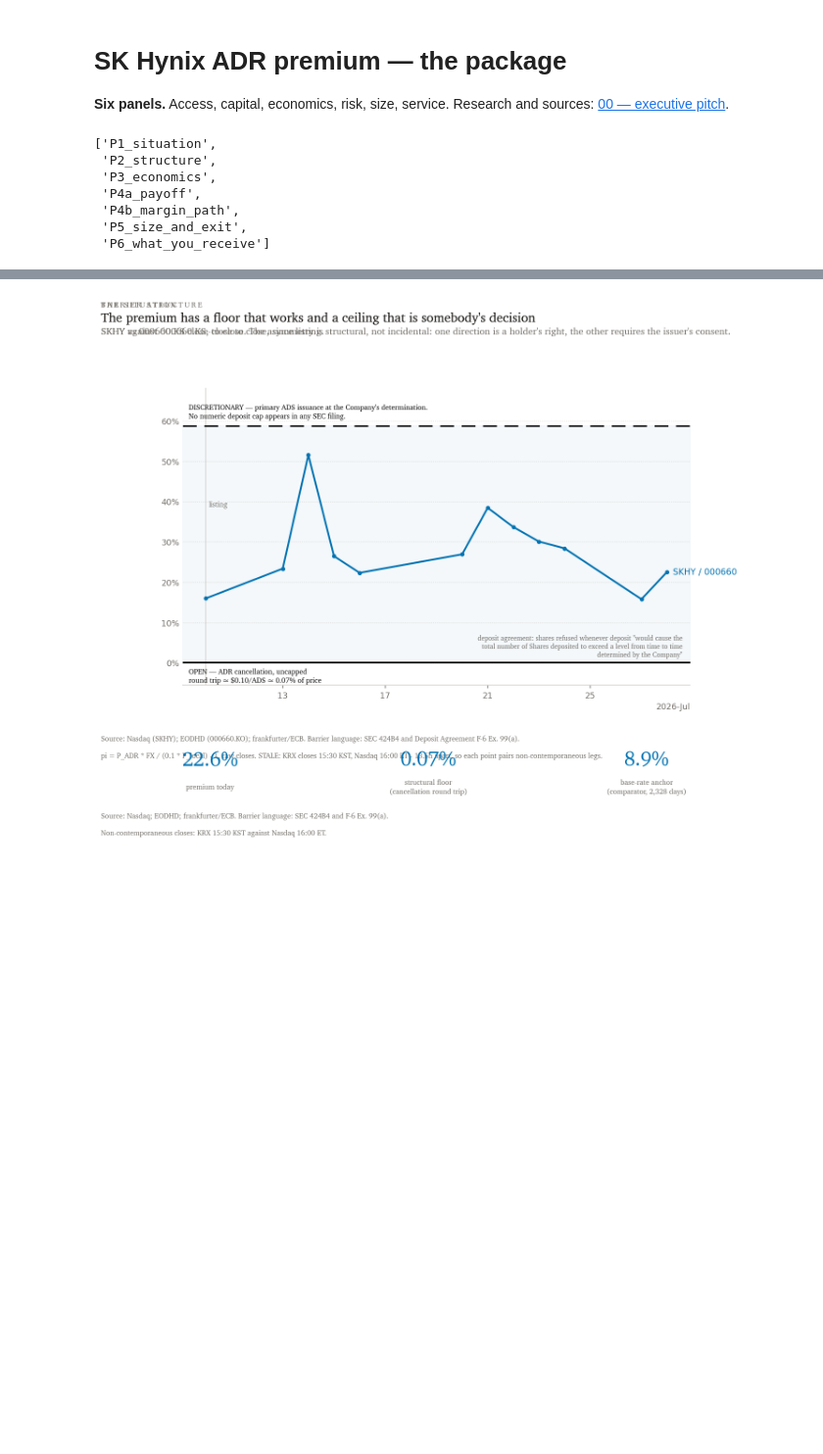
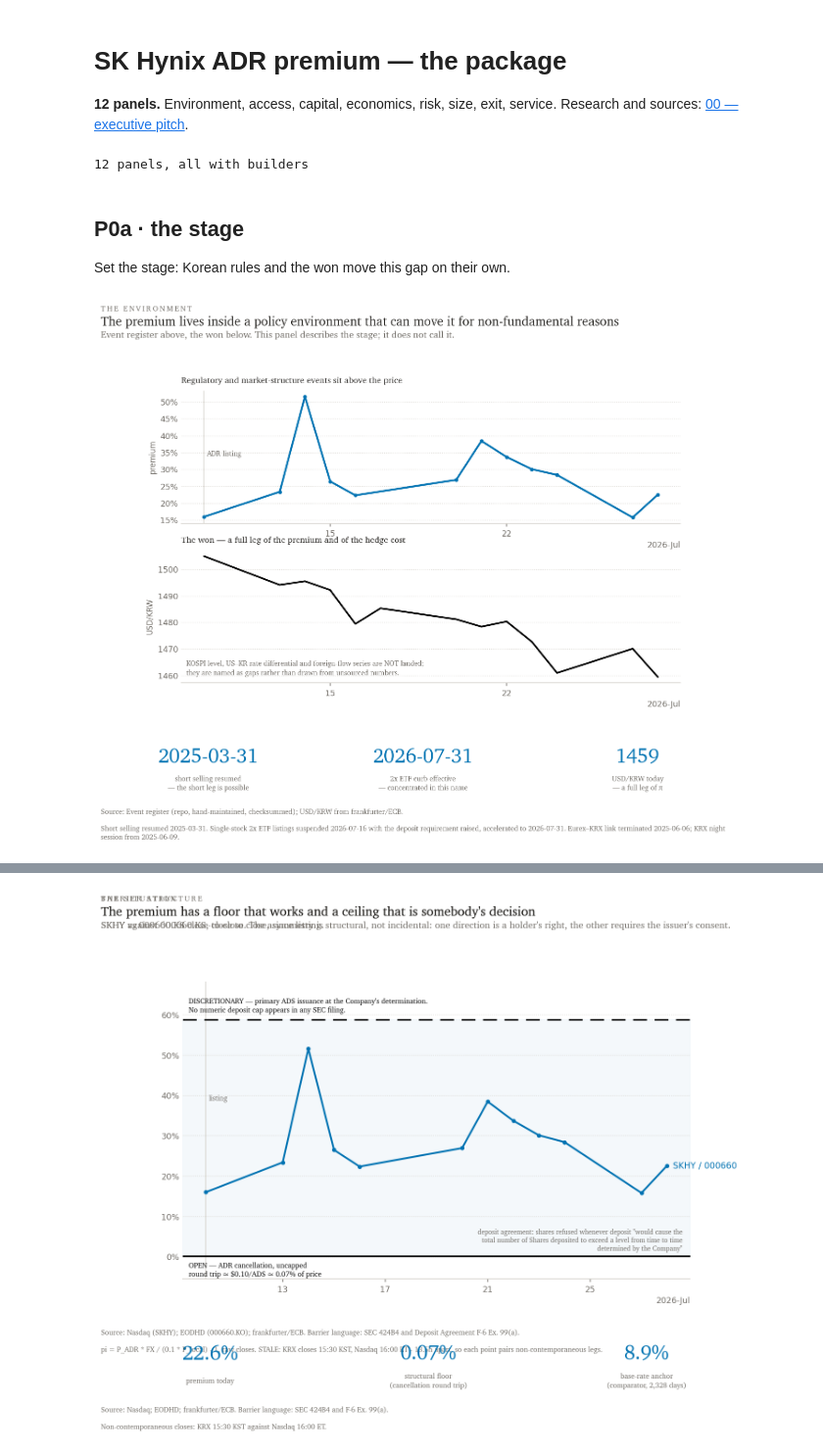
Before and after one commit to ZinuoS/Charon, a Jupyter notebook: notebooks/01_client_note.ipynb, the cells around one changed output, grey strips where cells are left out. Shown at 98% size. Saved outputs shown, nothing was run; the diff lists cells and outputs as text; code cells hidden in the pictures; blank space fills up the shorter version.

```diff
--- a/notebooks/01_client_note.ipynb
+++ b/notebooks/01_client_note.ipynb
@@ -1,22 +1,27 @@
 # %% [markdown]
 # SK Hynix ADR premium — the package
 
-**Six panels.** Access, capital, economics, risk, size, service. Research and sources: [00 — executive pitch](00_executive_pitch.ipynb).
+**12 panels.** Environment, access, capital, economics, risk, size, exit, service. Research and sources: [00 — executive pitch](00_executive_pitch.ipynb).
 # %%
 %matplotlib inline
 import sys, pathlib
 ROOT = pathlib.Path.cwd().parent if pathlib.Path.cwd().name == "notebooks" else pathlib.Path.cwd()
 if str(ROOT) not in sys.path: sys.path.insert(0, str(ROOT))
 from pipeline.viz import theme
-from scripts.export_client_pack import panels
+from scripts.export_client_pack import ORDER, panels
 theme.apply()
 PANELS = dict(panels())
-list(PANELS)
+missing = [s for s, _ in ORDER if s not in PANELS]
+assert not missing, f"pack order references panels with no builder: {missing}"
+print(f"{len(ORDER)} panels, all with builders")
 # %% [output]
-['P1_situation',
- 'P2_structure',
- 'P3_economics',
- 'P4a_payoff',
- 'P4b_margin_path',
- 'P5_size_and_exit',
- 'P6_what_you_receive']
+12 panels, all with builders
+# %% [markdown]
+## P0a · the stage
+
+Set the stage: Korean rules and the won move this gap on their own.
+# %%
+fig, _ = PANELS["P0a_the_stage"]()
+fig;
+# %% [output]
+[figure, added]
```
Also changed, not shown: parts of 19 cells of this notebook, 8 other files.
